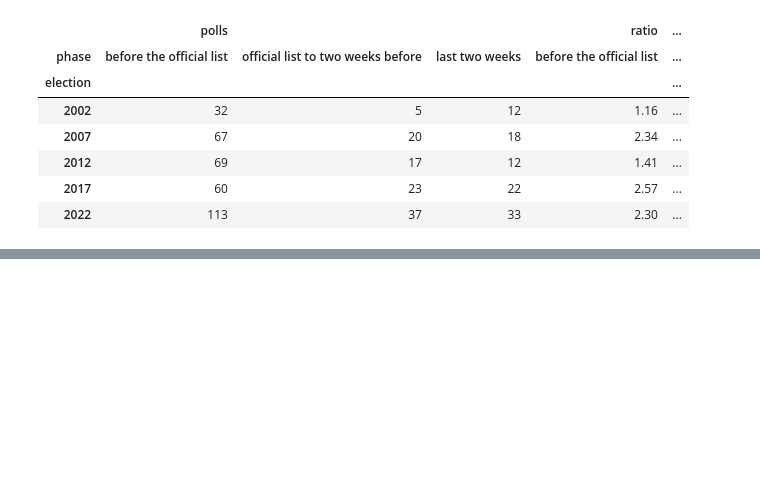
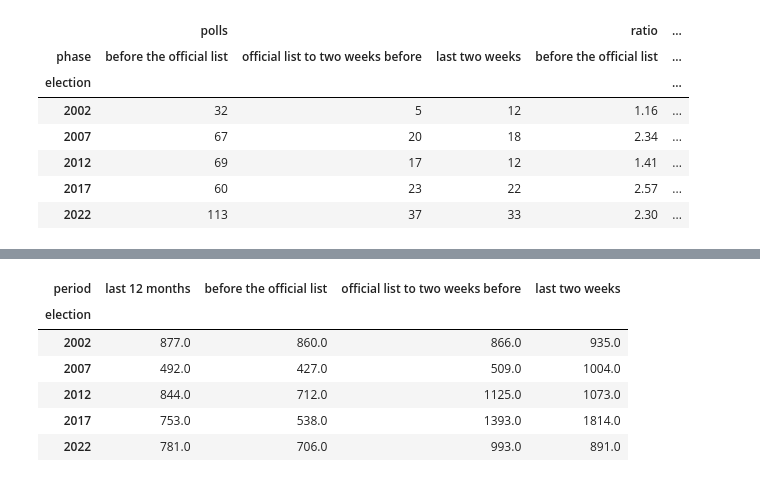
Before and after one commit to clarasalas/strategic-voting-polls-2RS, a Jupyter notebook: notebooks/05_polls_descriptive.ipynb, the cells around one changed output, grey strips where cells are left out. Saved outputs shown, nothing was run; the diff lists cells and outputs as text; code cells hidden in the pictures; blank space fills up the shorter version.

```diff
--- a/notebooks/05_polls_descriptive.ipynb
+++ b/notebooks/05_polls_descriptive.ipynb
@@ -500,0 +513,24 @@ herd.unstack("phase")
+# %%
+def n_eff(g, col):
+    return (g["value"] * (100 - g["value"])).mean() / (g[col] ** 2).mean()
+
+periods = {"last 12 months": main[main["days_before"] <= 365]}
+periods.update({str(ph): main[main["phase"] == ph] for ph in timeline.PHASES})
+noise = []
+for label, d in periods.items():
+    for e, g in d.groupby("election"):
+        noise.append(dict(election=e, period=label, polls=g["poll_id"].nunique(),
+                          n_eff=n_eff(g, "residual"), n_eff_after_house_effects=n_eff(g, "resid_net"),
+                          median_base=g.drop_duplicates("poll_id")["sample_size"].median()))
+noise = pd.DataFrame(noise)
+noise["design_effect"] = noise["median_base"] / noise["n_eff"]
+noise.round(2).to_csv(TABLES / "noise_effective_sample_size.csv", index=False)
+noise.pivot(index="election", columns="period", values="n_eff")[["last 12 months"] + timeline.PHASES].round(0)
+# %% [output]
+| period | last 12 months | before the official list | official list to two weeks before | last two weeks |
+| election |  |  |  |  |
+| 2002 | 877.0 | 860.0 | 866.0 | 935.0 |
+| 2007 | 492.0 | 427.0 | 509.0 | 1004.0 |
+| 2012 | 844.0 | 712.0 | 1125.0 | 1073.0 |
+| 2017 | 753.0 | 538.0 | 1393.0 | 1814.0 |
+| 2022 | 781.0 | 706.0 | 993.0 | 891.0 |
```
Also changed, not shown: parts of 3 cells of this notebook, 2 other files.
